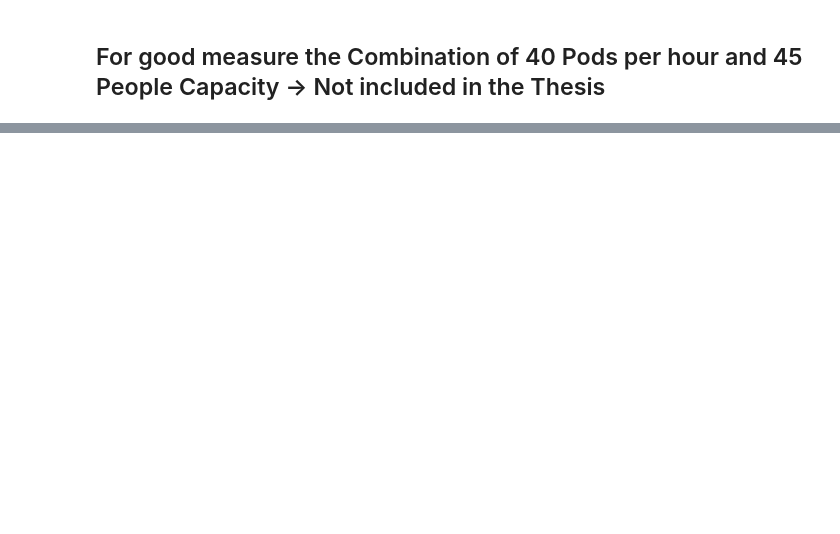
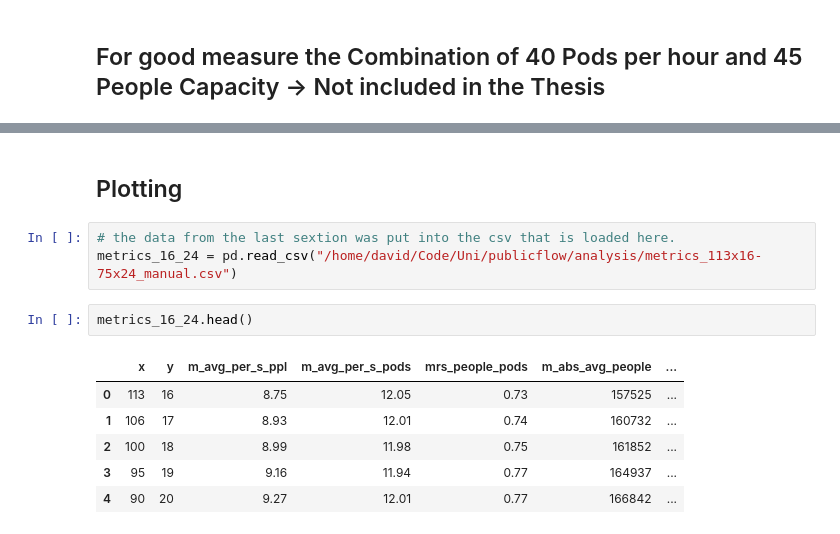
Before and after one commit to deeliciouscode/publicflow, a Jupyter notebook: analysis/evaluate_metrics.ipynb, the cells around one changed output, grey strips where cells are left out. Cells and saved outputs as stored; diff of their text form; blank space fills up the shorter version.

```diff
--- a/analysis/evaluate_metrics.ipynb
+++ b/analysis/evaluate_metrics.ipynb
@@ -217,0 +302,14 @@ calc_metrics(people_avg_metrics, pods_avg_metrics)
+# %% [markdown]
+## Plotting
+# %%
+# the data from the last sextion was put into the csv that is loaded here.
+metrics_16_24 = pd.read_csv("/home/david/Code/Uni/publicflow/analysis/metrics_113x16-75x24_manual.csv")
+# %%
+metrics_16_24.head()
+# %% [output]
+|  | x | y | m_avg_per_s_ppl | m_avg_per_s_pods | mrs_people_pods | m_abs_avg_people | ... |
+| 0 | 113 | 16 | 8.75 | 12.05 | 0.73 | 157525 | ... |
+| 1 | 106 | 17 | 8.93 | 12.01 | 0.74 | 160732 | ... |
+| 2 | 100 | 18 | 8.99 | 11.98 | 0.75 | 161852 | ... |
+| 3 | 95 | 19 | 9.16 | 11.94 | 0.77 | 164937 | ... |
+| 4 | 90 | 20 | 9.27 | 12.01 | 0.77 | 166842 | ... |
```
Also changed, not shown: parts of 22 cells of this notebook, 1 other file.
